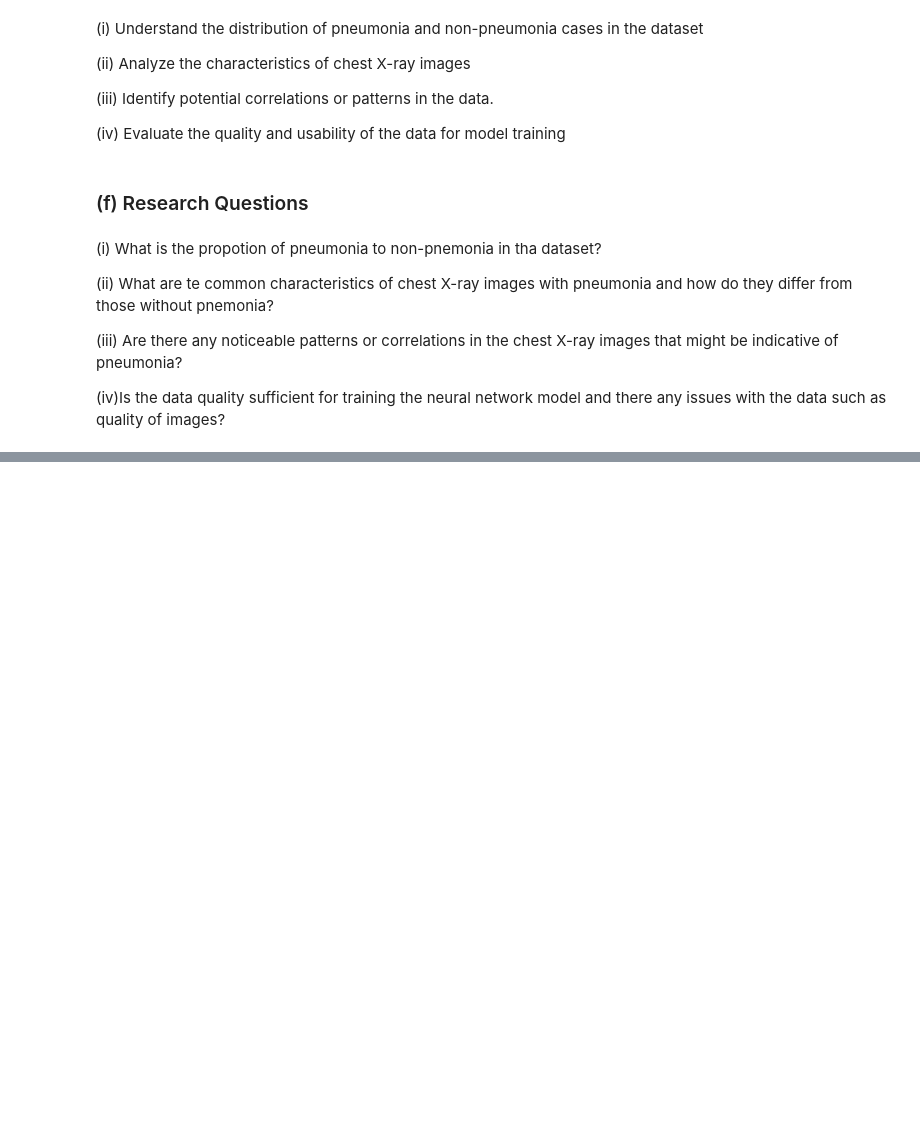
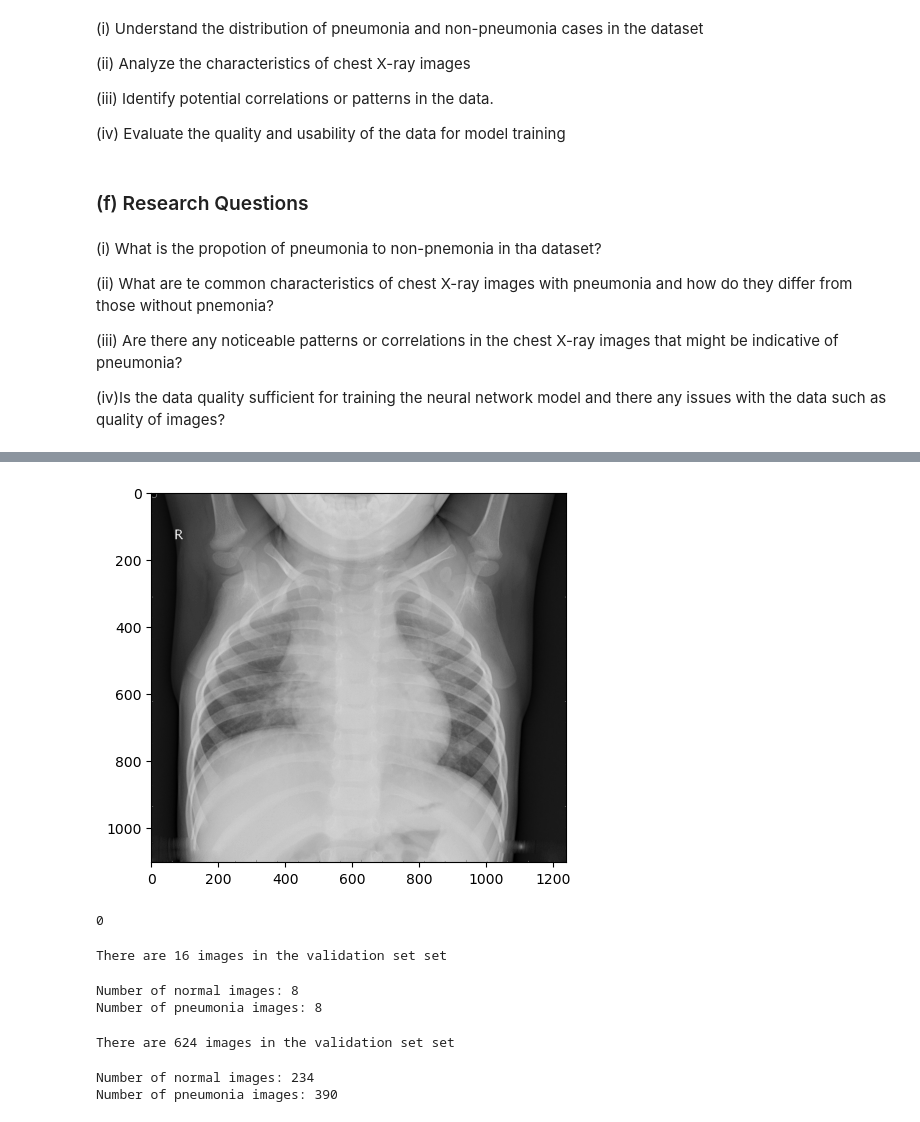
Before and after one commit to KimberlyWairimu/Phase-4-Project, a Jupyter notebook: The Notebook.ipynb, the cells around one changed output, grey strips where cells are left out. Cells and saved outputs as stored; diff of their text form; code cells hidden in the pictures; blank space fills up the shorter version.

```diff
--- a/The Notebook.ipynb
+++ b/The Notebook.ipynb
@@ -61,0 +124,44 @@ To develop a neural network that can accurately detect pneumonia from the chest
+# %%
+# specifying your paths for the validation set
+paths = ["Data/val/NORMAL/", "Data/val/PNEUMONIA/"]
+
+# creating a list to hold your images and labels
+images_val = []
+labels_val = []
+
+# iterating over both directories
+for path in paths:
+    for filename in os.listdir(path):
+        if filename.endswith(".jpeg"):  # or whatever file extension you're using
+            img = Image.open(os.path.join(path, filename))
+            images_val.append(img)
+            # add a label for this image (1 for PNEUMONIA, 0 for NORMAL)
+            if "PNEUMONIA" in path:
+                labels_val.append(1)
+            else:
+                labels_val.append(0)
+# %%
+#viewing the fifth image in the validation set
+plt.imshow(images_val[4], cmap='gray')
+plt.show()
+print(labels_val[4])
+# %% [output]
+[figure, added]
+0
+# %%
+#checking image count in the validation set
+print(f"There are {len(images_val)} images in the validation set set")
+# %% [output]
+There are 16 images in the validation set set
+# %%
+# counting of normal images
+normal_count = labels_val.count(0)
+
+# counting of pneumonia images
+pneumonia_count = labels_val.count(1)
+
+print(f"Number of normal images: {normal_count}")
+print(f"Number of pneumonia images: {pneumonia_count}")
+# %% [output]
+Number of normal images: 8
+Number of pneumonia images: 8
@@ -61,0 +187,17 @@ To develop a neural network that can accurately detect pneumonia from the chest
+# %%
+#checking image count in the test set
+print(f"There are {len(images_test)} images in the validation set set")
+# %% [output]
+There are 624 images in the validation set set
+# %%
+# counting of normal images
+normal_count = labels_test.count(0)
+
+# counting of pneumonia images
+pneumonia_count = labels_test.count(1)
+
+print(f"Number of normal images: {normal_count}")
+print(f"Number of pneumonia images: {pneumonia_count}")
+# %% [output]
+Number of normal images: 234
+Number of pneumonia images: 390
```
Also changed, not shown: parts of 11 cells of this notebook.
